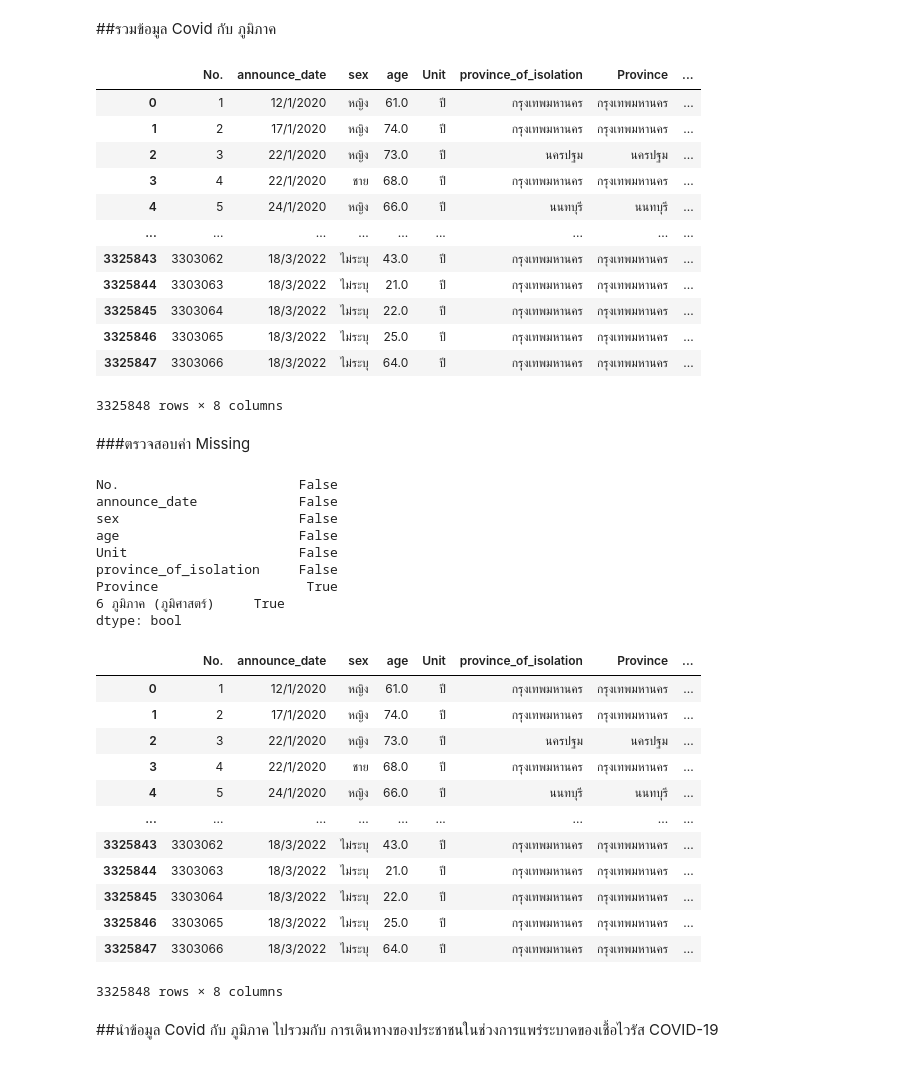
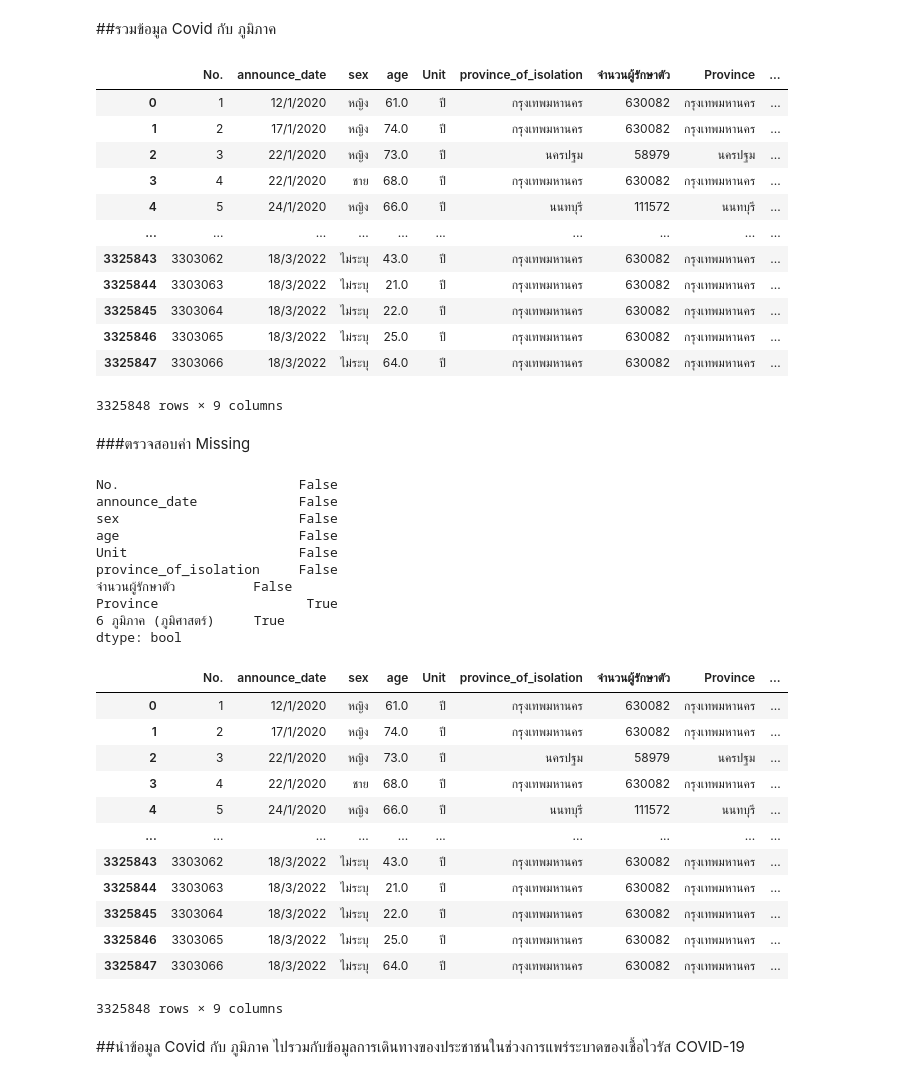
Before and after one commit to Wanita-8943/data_viz_2022, a Jupyter notebook: Project_Dinosaur.ipynb, the cells around one changed output. Drawn from its saved outputs; the diff is of its cells as text; code cells hidden in the pictures.

```diff
--- a/Project_Dinosaur.ipynb
+++ b/Project_Dinosaur.ipynb
@@ -218,6 +218,6 @@ len(set(Covid['province_of_isolation']))
 # %% [output]
 78
 # %%
-Covid_gb = Covid.groupby('province_of_isolation').size().reset_index(name='จำนวนผู้รักษาตัวสะสม')  #สร้างตารางที่รวมจำนวนผู้รักษาตัวในแต่ละจังหวัด
+Covid_gb = Covid.groupby('province_of_isolation').size().reset_index(name='จำนวนผู้รักษาตัว')  #สร้างตารางที่รวมจำนวนผู้รักษาตัวในแต่ละจังหวัด
 Covid_gb
 # %% [output]
@@ -253,0 +256,3 @@ datacovid_dropped
+# %%
+covid_iso = datacovid_dropped.merge(Covid_gb,how='left',left_on='province_of_isolation',right_on = 'province_of_isolation')
+covid_iso
@@ -348,22 +367,22 @@ dtype: bool
 # %% [markdown]
 ##รวมข้อมูล Covid กับ ภูมิภาค
 # %%
-covid_re = datacovid_dropped.merge(data_region,how='left',left_on='province_of_isolation',right_on = 'Province')
+covid_re = covid_iso.merge(data_region,how='left',left_on='province_of_isolation',right_on = 'Province')
 covid_re
 # %% [output]
-|  | No. | announce_date | sex | age | Unit | province_of_isolation | Province | ... |
-| 0 | 1 | 12/1/2020 | หญิง | 61.0 | ปี | กรุงเทพมหานคร | กรุงเทพมหานคร | ... |
-| 1 | 2 | 17/1/2020 | หญิง | 74.0 | ปี | กรุงเทพมหานคร | กรุงเทพมหานคร | ... |
-| 2 | 3 | 22/1/2020 | หญิง | 73.0 | ปี | นครปฐม | นครปฐม | ... |
-| 3 | 4 | 22/1/2020 | ชาย | 68.0 | ปี | กรุงเทพมหานคร | กรุงเทพมหานคร | ... |
-| 4 | 5 | 24/1/2020 | หญิง | 66.0 | ปี | นนทบุรี | นนทบุรี | ... |
-| ... | ... | ... | ... | ... | ... | ... | ... | ... |
-| 3325843 | 3303062 | 18/3/2022 | ไม่ระบุ | 43.0 | ปี | กรุงเทพมหานคร | กรุงเทพมหานคร | ... |
-| 3325844 | 3303063 | 18/3/2022 | ไม่ระบุ | 21.0 | ปี | กรุงเทพมหานคร | กรุงเทพมหานคร | ... |
-| 3325845 | 3303064 | 18/3/2022 | ไม่ระบุ | 22.0 | ปี | กรุงเทพมหานคร | กรุงเทพมหานคร | ... |
-| 3325846 | 3303065 | 18/3/2022 | ไม่ระบุ | 25.0 | ปี | กรุงเทพมหานคร | กรุงเทพมหานคร | ... |
-| 3325847 | 3303066 | 18/3/2022 | ไม่ระบุ | 64.0 | ปี | กรุงเทพมหานคร | กรุงเทพมหานคร | ... |
+|  | No. | announce_date | sex | age | Unit | province_of_isolation | จำนวนผู้รักษาตัว | Province | ... |
+| 0 | 1 | 12/1/2020 | หญิง | 61.0 | ปี | กรุงเทพมหานคร | 630082 | กรุงเทพมหานคร | ... |
+| 1 | 2 | 17/1/2020 | หญิง | 74.0 | ปี | กรุงเทพมหานคร | 630082 | กรุงเทพมหานคร | ... |
+| 2 | 3 | 22/1/2020 | หญิง | 73.0 | ปี | นครปฐม | 58979 | นครปฐม | ... |
+| 3 | 4 | 22/1/2020 | ชาย | 68.0 | ปี | กรุงเทพมหานคร | 630082 | กรุงเทพมหานคร | ... |
+| 4 | 5 | 24/1/2020 | หญิง | 66.0 | ปี | นนทบุรี | 111572 | นนทบุรี | ... |
+| ... | ... | ... | ... | ... | ... | ... | ... | ... | ... |
+| 3325843 | 3303062 | 18/3/2022 | ไม่ระบุ | 43.0 | ปี | กรุงเทพมหานคร | 630082 | กรุงเทพมหานคร | ... |
+| 3325844 | 3303063 | 18/3/2022 | ไม่ระบุ | 21.0 | ปี | กรุงเทพมหานคร | 630082 | กรุงเทพมหานคร | ... |
+| 3325845 | 3303064 | 18/3/2022 | ไม่ระบุ | 22.0 | ปี | กรุงเทพมหานคร | 630082 | กรุงเทพมหานคร | ... |
+| 3325846 | 3303065 | 18/3/2022 | ไม่ระบุ | 25.0 | ปี | กรุงเทพมหานคร | 630082 | กรุงเทพมหานคร | ... |
+| 3325847 | 3303066 | 18/3/2022 | ไม่ระบุ | 64.0 | ปี | กรุงเทพมหานคร | 630082 | กรุงเทพมหานคร | ... |
-3325848 rows × 8 columns
+3325848 rows × 9 columns
 # %% [markdown]
 ###ตรวจสอบค่า Missing
 # %%
@@ -375,6 +394,7 @@ sex                       False
 age                       False
 Unit                      False
 province_of_isolation     False
+จำนวนผู้รักษาตัว          False
 Province                   True
 6 ภูมิภาค (ภูมิศาสตร์)     True
 dtype: bool
@@ -382,21 +402,21 @@ dtype: bool
 covid_re = covid_re.fillna(value={'จังหวัด':'ไม่ระบุ','6 ภูมิภาค (ภูมิศาสตร์)':'ไม่ระบุ'})
 covid_re
 # %% [output]
-|  | No. | announce_date | sex | age | Unit | province_of_isolation | Province | ... |
-| 0 | 1 | 12/1/2020 | หญิง | 61.0 | ปี | กรุงเทพมหานคร | กรุงเทพมหานคร | ... |
-| 1 | 2 | 17/1/2020 | หญิง | 74.0 | ปี | กรุงเทพมหานคร | กรุงเทพมหานคร | ... |
-| 2 | 3 | 22/1/2020 | หญิง | 73.0 | ปี | นครปฐม | นครปฐม | ... |
-| 3 | 4 | 22/1/2020 | ชาย | 68.0 | ปี | กรุงเทพมหานคร | กรุงเทพมหานคร | ... |
-| 4 | 5 | 24/1/2020 | หญิง | 66.0 | ปี | นนทบุรี | นนทบุรี | ... |
-| ... | ... | ... | ... | ... | ... | ... | ... | ... |
-| 3325843 | 3303062 | 18/3/2022 | ไม่ระบุ | 43.0 | ปี | กรุงเทพมหานคร | กรุงเทพมหานคร | ... |
-| 3325844 | 3303063 | 18/3/2022 | ไม่ระบุ | 21.0 | ปี | กรุงเทพมหานคร | กรุงเทพมหานคร | ... |
-| 3325845 | 3303064 | 18/3/2022 | ไม่ระบุ | 22.0 | ปี | กรุงเทพมหานคร | กรุงเทพมหานคร | ... |
-| 3325846 | 3303065 | 18/3/2022 | ไม่ระบุ | 25.0 | ปี | กรุงเทพมหานคร | กรุงเทพมหานคร | ... |
-| 3325847 | 3303066 | 18/3/2022 | ไม่ระบุ | 64.0 | ปี | กรุงเทพมหานคร | กรุงเทพมหานคร | ... |
+|  | No. | announce_date | sex | age | Unit | province_of_isolation | จำนวนผู้รักษาตัว | Province | ... |
+| 0 | 1 | 12/1/2020 | หญิง | 61.0 | ปี | กรุงเทพมหานคร | 630082 | กรุงเทพมหานคร | ... |
+| 1 | 2 | 17/1/2020 | หญิง | 74.0 | ปี | กรุงเทพมหานคร | 630082 | กรุงเทพมหานคร | ... |
+| 2 | 3 | 22/1/2020 | หญิง | 73.0 | ปี | นครปฐม | 58979 | นครปฐม | ... |
+| 3 | 4 | 22/1/2020 | ชาย | 68.0 | ปี | กรุงเทพมหานคร | 630082 | กรุงเทพมหานคร | ... |
+| 4 | 5 | 24/1/2020 | หญิง | 66.0 | ปี | นนทบุรี | 111572 | นนทบุรี | ... |
+| ... | ... | ... | ... | ... | ... | ... | ... | ... | ... |
+| 3325843 | 3303062 | 18/3/2022 | ไม่ระบุ | 43.0 | ปี | กรุงเทพมหานคร | 630082 | กรุงเทพมหานคร | ... |
+| 3325844 | 3303063 | 18/3/2022 | ไม่ระบุ | 21.0 | ปี | กรุงเทพมหานคร | 630082 | กรุงเทพมหานคร | ... |
+| 3325845 | 3303064 | 18/3/2022 | ไม่ระบุ | 22.0 | ปี | กรุงเทพมหานคร | 630082 | กรุงเทพมหานคร | ... |
+| 3325846 | 3303065 | 18/3/2022 | ไม่ระบุ | 25.0 | ปี | กรุงเทพมหานคร | 630082 | กรุงเทพมหานคร | ... |
+| 3325847 | 3303066 | 18/3/2022 | ไม่ระบุ | 64.0 | ปี | กรุงเทพมหานคร | 630082 | กรุงเทพมหานคร | ... |
-3325848 rows × 8 columns
+3325848 rows × 9 columns
 # %% [markdown]
-##นำข้อมูล Covid กับ ภูมิภาค ไปรวมกับ การเดินทางของประชาชนในช่วงการแพร่ระบาดของเชื้อไวรัส COVID-19
+##นำข้อมูล Covid กับ ภูมิภาค ไปรวมกับข้อมูลการเดินทางของประชาชนในช่วงการแพร่ระบาดของเชื้อไวรัส COVID-19
 # %%
 covid_re_pass = covid_re.merge(Passenger,how='left',left_on='announce_date',right_on = 'วันที่')
 covid_re_pass
```
Also changed, not shown: parts of 42 cells of this notebook.
